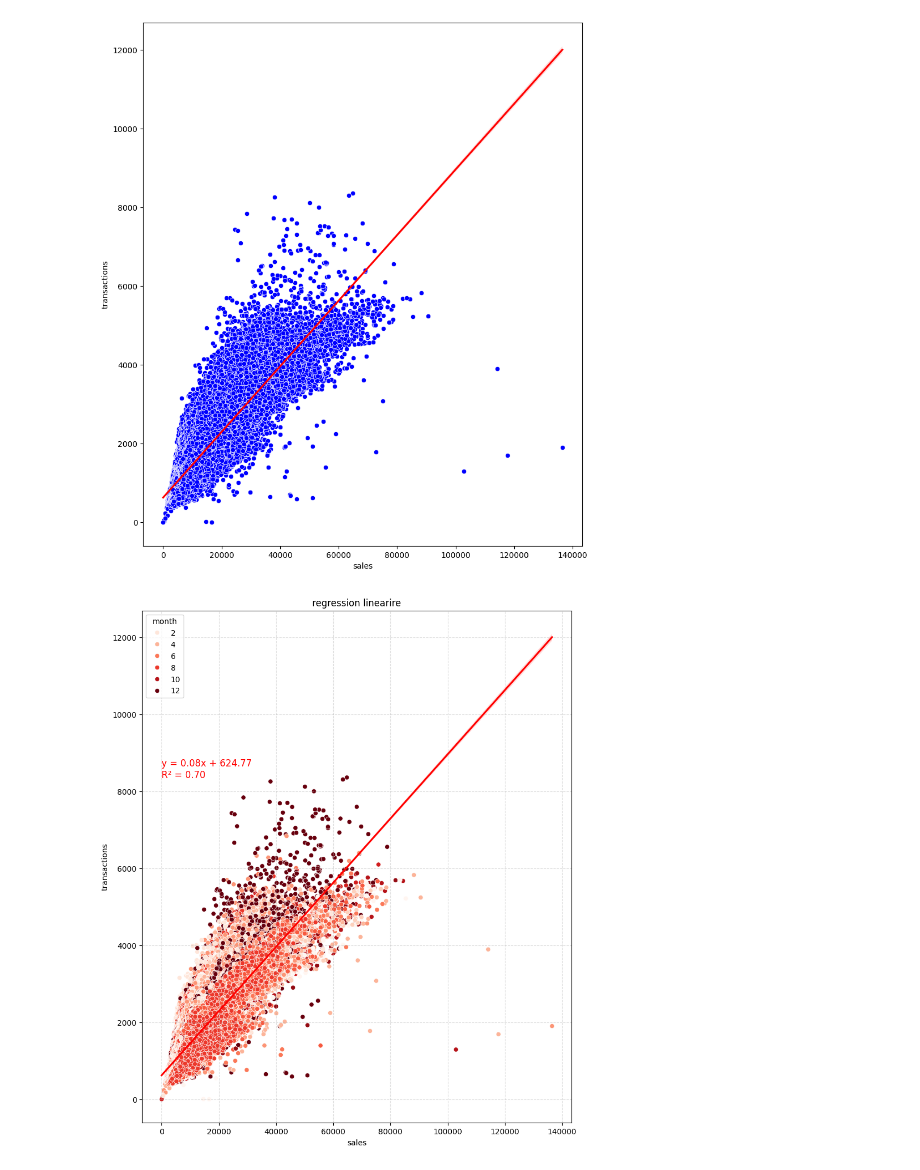
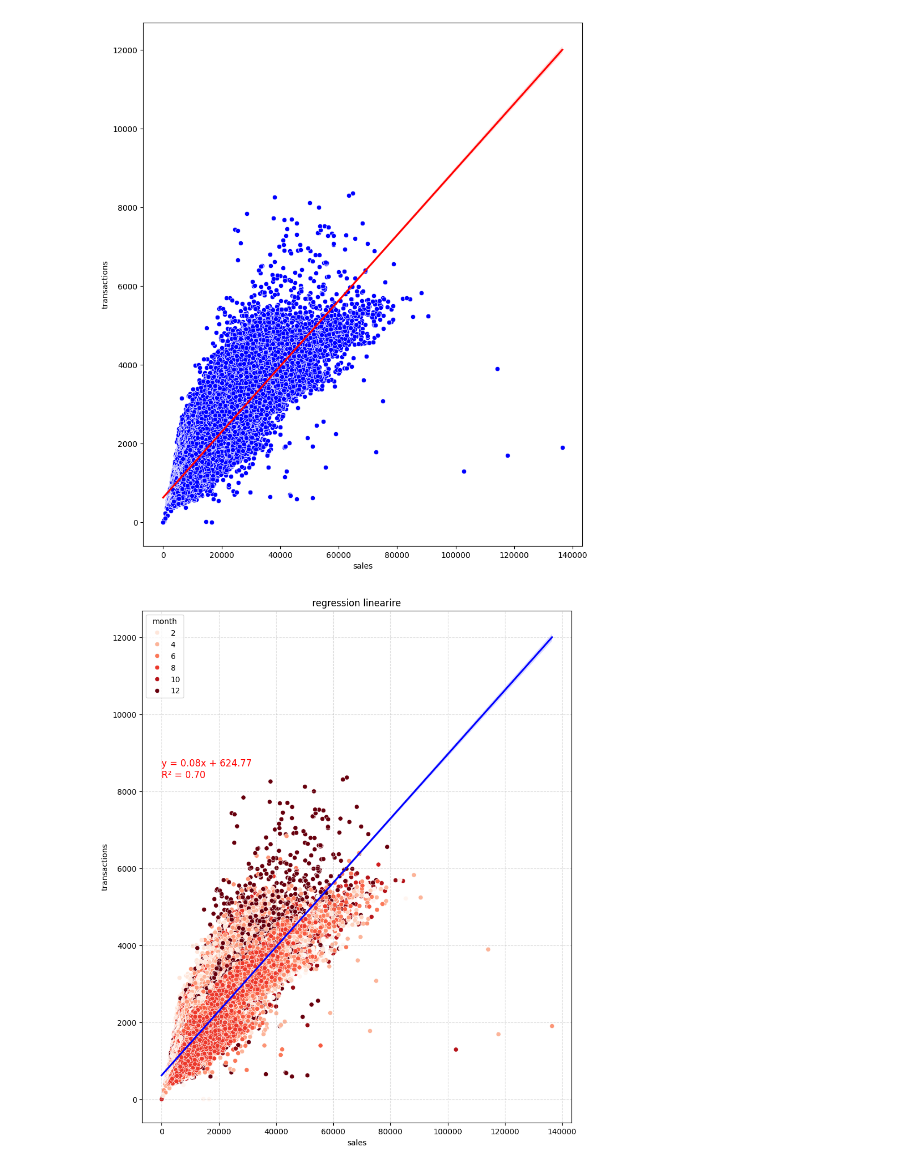
Before and after one commit to Grelatif/Data_Science, a Jupyter notebook: Projects/Temporal_Series/Store_Sales_Forecast/notebooks/notebook.ipynb, the cells around one changed output. Cells and saved outputs as stored; diff of their text form; code cells hidden in the pictures.

```diff
--- a/Projects/Temporal_Series/Store_Sales_Forecast/notebooks/notebook.ipynb
+++ b/Projects/Temporal_Series/Store_Sales_Forecast/notebooks/notebook.ipynb
@@ -389,30 +389,30 @@ plt.show()
 # %%
 
 # let's add value of regression line
 from scipy.stats import linregress
 
 # Drop na
 df_clean = sales_vs_transact_df[["sales", "transactions", "month"]].dropna()
 
 # compute linear regression coefficients
 slope, intercept, r_value, p_value, std_err = linregress(df_clean["sales"], df_clean["transactions"])
 
 plt.figure(figsize=(10, 12))
 sns.scatterplot(data=df_clean, x="sales", y="transactions", palette="Reds", hue = "month")
-sns.regplot(data=df_clean, x="sales", y="transactions", scatter=False, color="red")
+sns.regplot(data=df_clean, x="sales", y="transactions", scatter=False, color="blue")
 
 # Affichage des coefficients sur le graphique
 plt.text(
     x=df_clean["sales"].min(),
     y=df_clean["transactions"].max(), # x, y positions
     s=f"y = {slope:.2f}x + {intercept:.2f}\nR² = {r_value**2:.2f}", # texte en lui meme
     fontsize=12,
     color="red"
 )
 plt.title("regression linearire")
 plt.grid(True, linestyle='--', alpha=0.4)
 plt.show()
 
 # we can see the correlation, but also the fact that for december, transactions are really higher.
 # %% [output]
-[figure, old version]
+[figure, new version]
```
Also changed, not shown: parts of 3 cells of this notebook.
